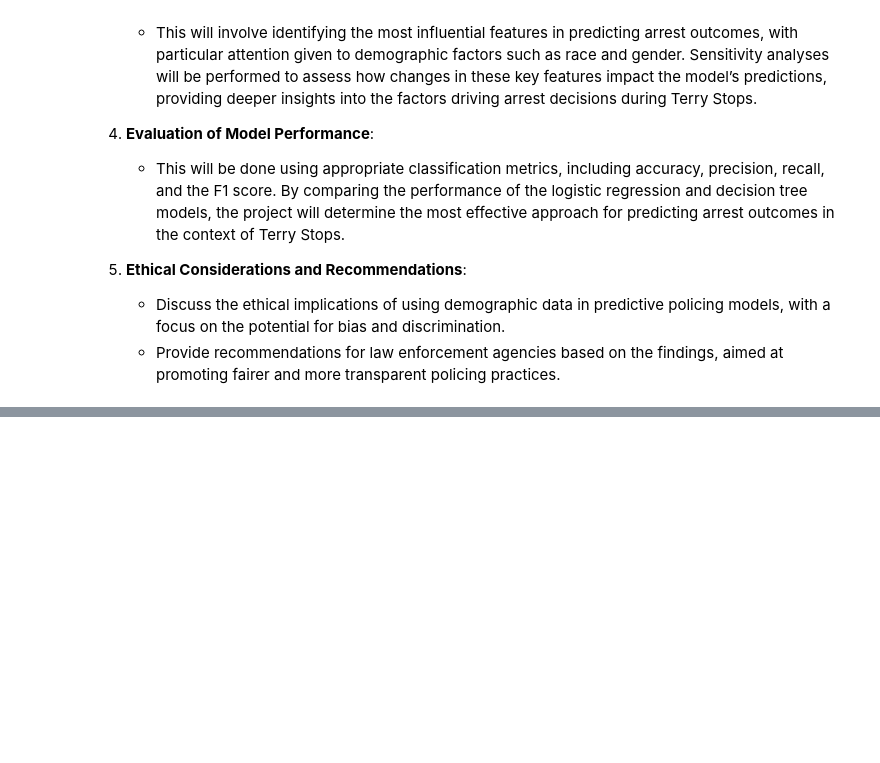
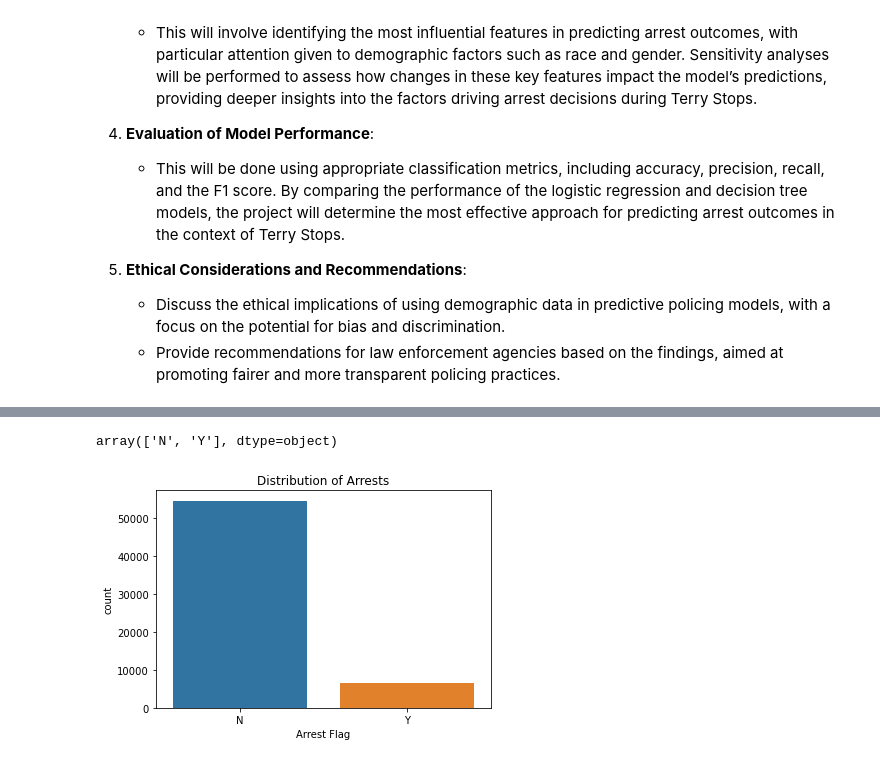
Before and after one commit to FaithMUTIS/Phase-3-Project, a Jupyter notebook: index.ipynb, the cells around one changed output, grey strips where cells are left out. Saved outputs shown, nothing was run; the diff lists cells and outputs as text; code cells hidden in the pictures; blank space fills up the shorter version.

Commit message:
Data exploration

```diff
--- a/index.ipynb
+++ b/index.ipynb
@@ -38,0 +49,3 @@ This project will focus on developing a classification model to predict arrest o
+# %%
+# Load the dataset
+df = pd.read_csv('Terry_Stops_20240831.csv')
@@ -38,0 +107,12 @@ This project will focus on developing a classification model to predict arrest o
+# %%
+# Checking the unique values in the 'Arrest Flag' column
+df['Arrest Flag'].unique()
+# %% [output]
+array(['N', 'Y'], dtype=object)
+# %%
+# Visualizing the arrests made.
+sns.countplot(x='Arrest Flag', data=df)
+plt.title('Distribution of Arrests')
+plt.show()
+# %% [output]
+[figure, added]
```
Also changed, not shown: parts of 10 cells of this notebook.
